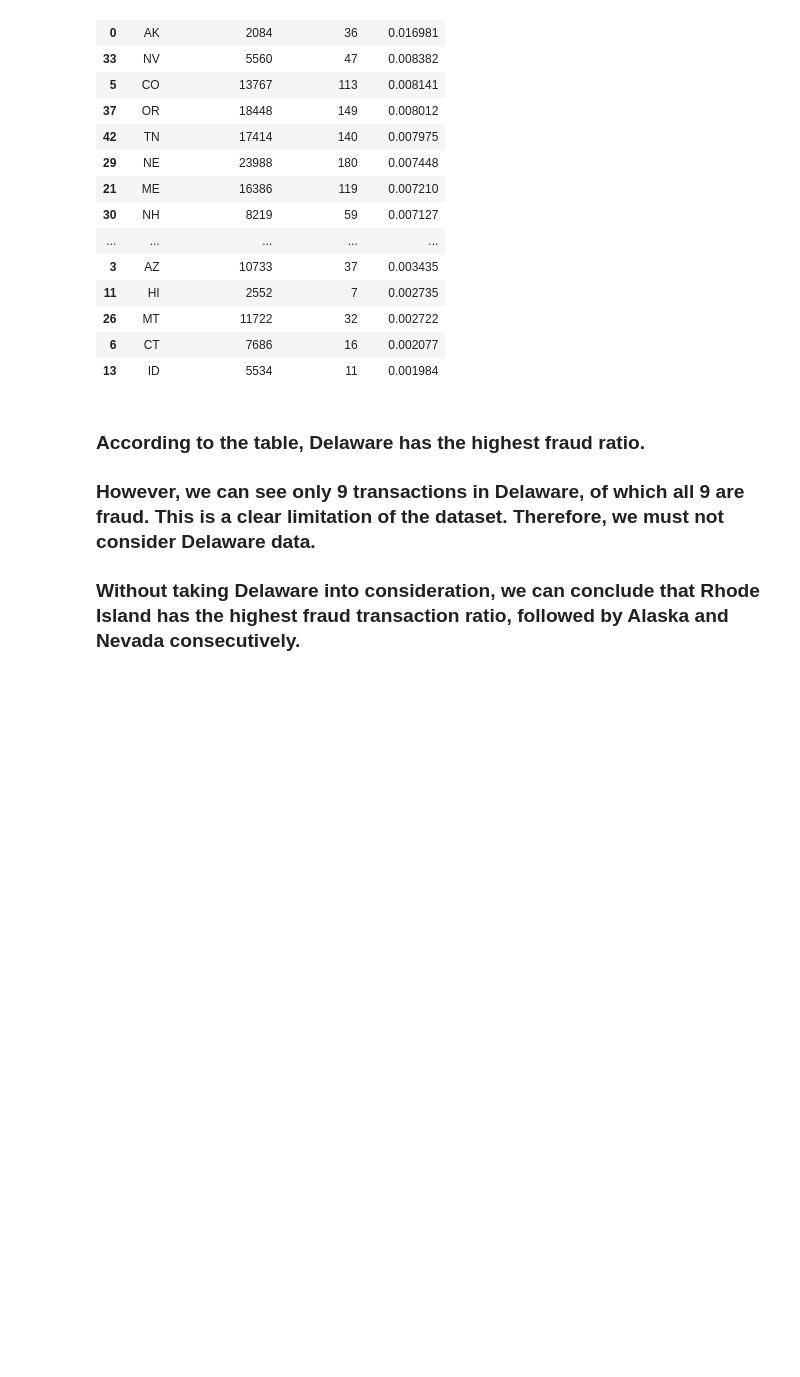
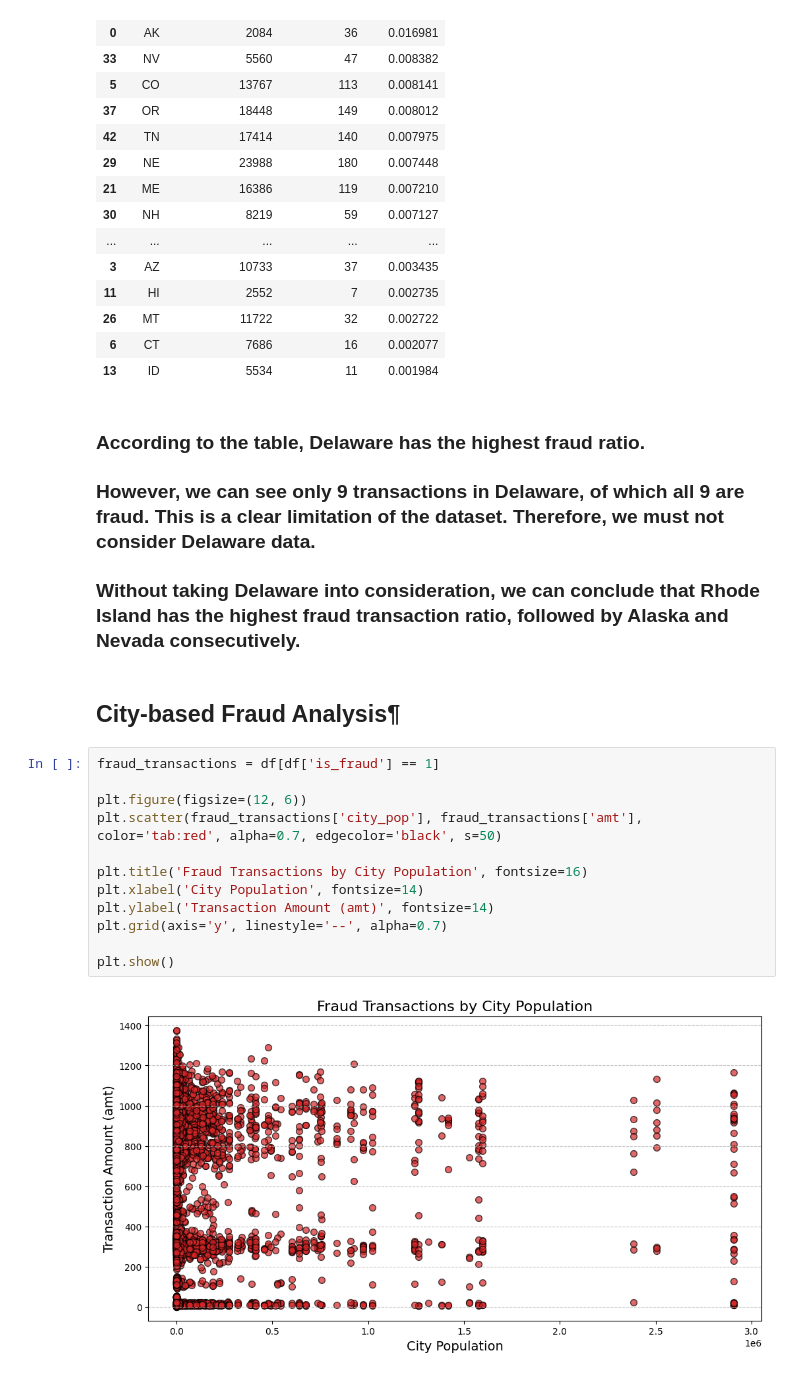
Before and after one commit to RionelxSlovesky/Credit-Card-Transactions-Fraud-Detection, a Jupyter notebook: Data Analysis.ipynb, the cells around one changed output. Saved outputs shown, nothing was run; the diff lists cells and outputs as text; blank space fills up the shorter version.

Commit message:
Performed City-based Fraud Analysis
-Graph of Transaction Amount against City Population for Fraud Transactions

```diff
--- a/Data Analysis.ipynb
+++ b/Data Analysis.ipynb
@@ -226,3 +226,19 @@ fraud_ratio_table
 ### According to the table, Delaware has the highest fraud ratio.
 ### However, we can see only 9 transactions in Delaware, of which all 9 are fraud. This is a clear limitation of the dataset. Therefore, we must not consider Delaware data.
 ### Without taking Delaware into consideration, we can conclude that Rhode Island has the highest fraud transaction ratio, followed by Alaska and Nevada consecutively.
+# %% [markdown]
+## City-based Fraud Analysis¶
+# %%
+fraud_transactions = df[df['is_fraud'] == 1]
+
+plt.figure(figsize=(12, 6))
+plt.scatter(fraud_transactions['city_pop'], fraud_transactions['amt'], color='tab:red', alpha=0.7, edgecolor='black', s=50)
+
+plt.title('Fraud Transactions by City Population', fontsize=16)
+plt.xlabel('City Population', fontsize=14)
+plt.ylabel('Transaction Amount (amt)', fontsize=14)
+plt.grid(axis='y', linestyle='--', alpha=0.7)
+
+plt.show()
+# %% [output]
+[figure, added]
```
Also changed, not shown: parts of 2 cells of this notebook.
